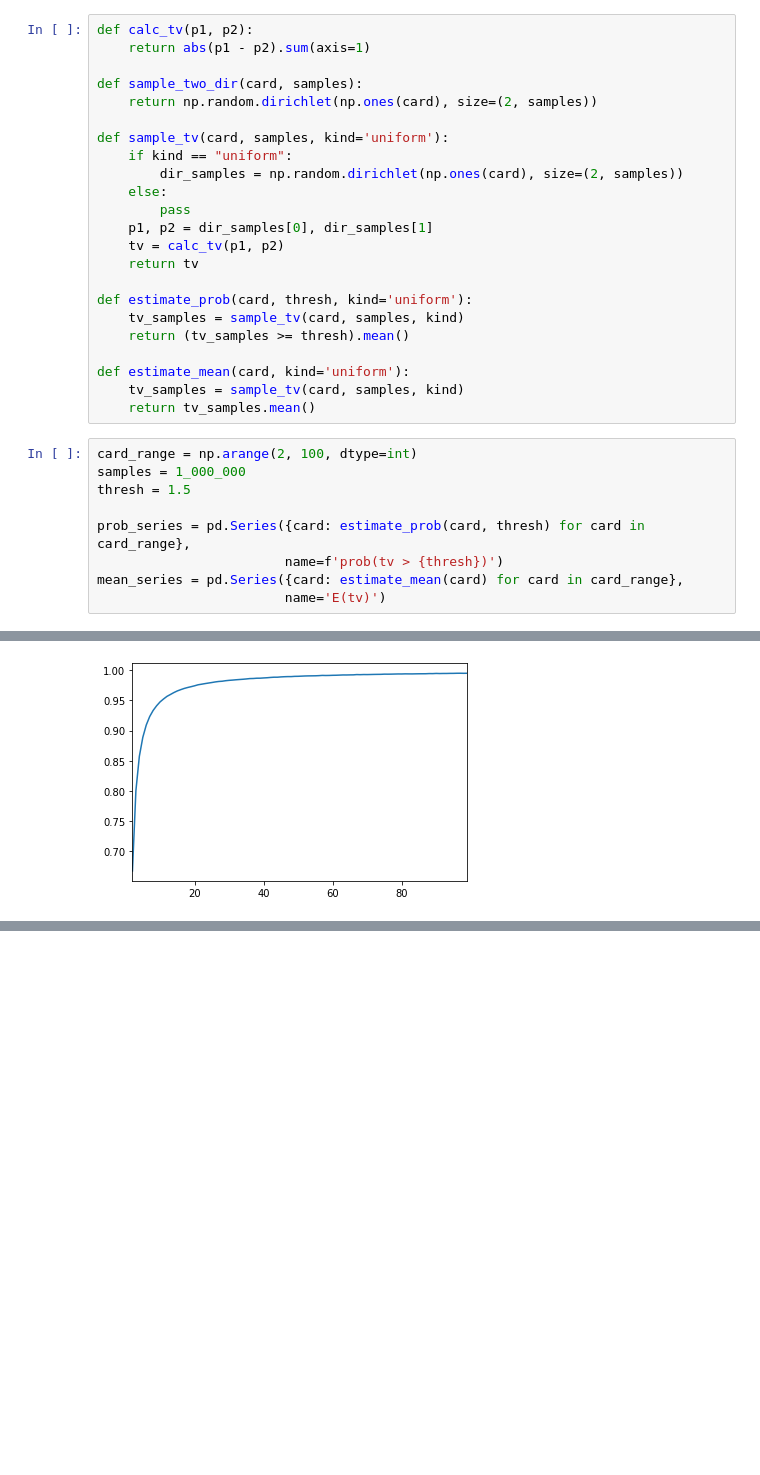
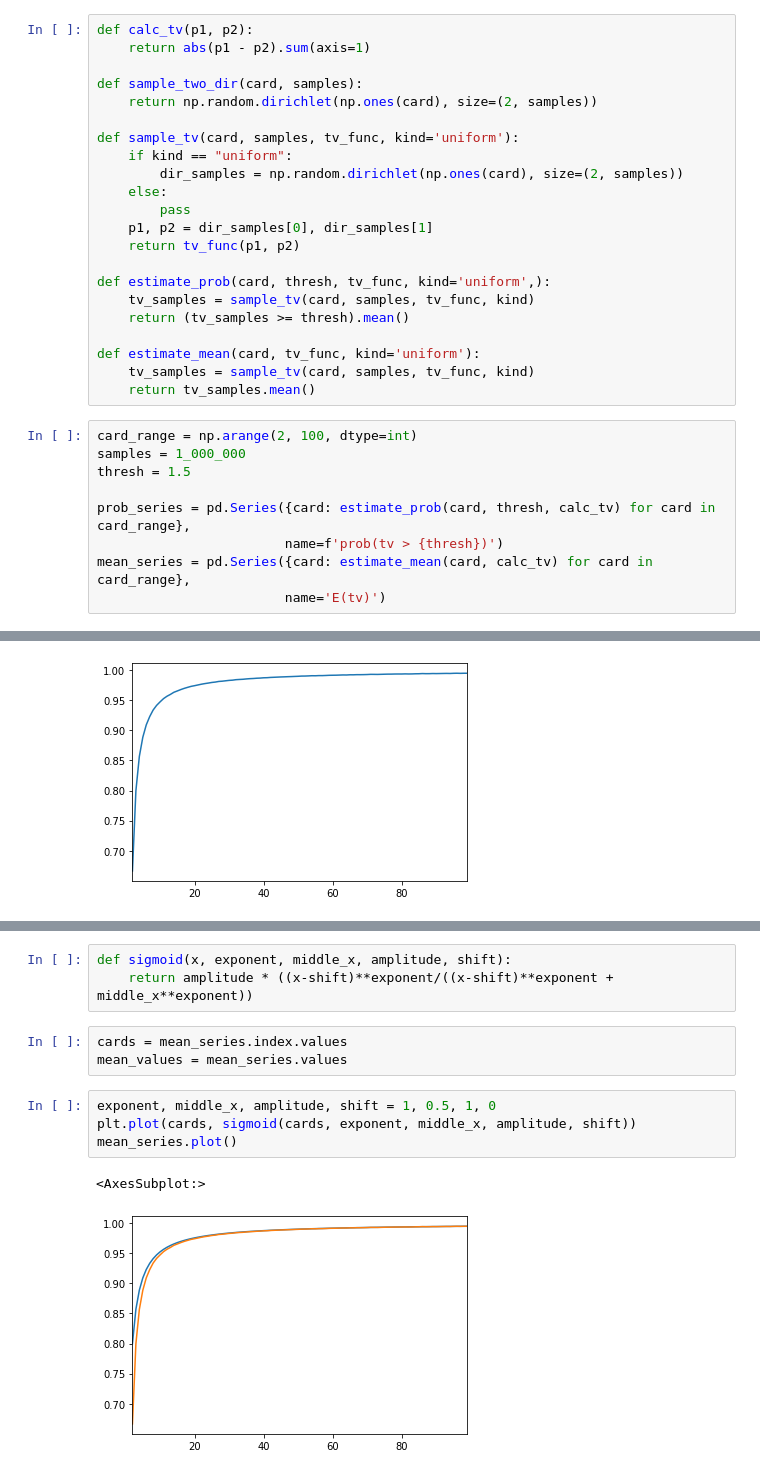
Before and after one commit to miloiturra/data_visualizations, a Jupyter notebook: notebooks/categorical_distance.ipynb, the cells around one changed output, grey strips where cells are left out. Cells and saved outputs as stored; diff of their text form; blank space fills up the shorter version.

```diff
--- a/notebooks/categorical_distance.ipynb
+++ b/notebooks/categorical_distance.ipynb
@@ -15,30 +17,29 @@ def calc_tv(p1, p2):
 def sample_two_dir(card, samples):
     return np.random.dirichlet(np.ones(card), size=(2, samples))
 
-def sample_tv(card, samples, kind='uniform'):
+def sample_tv(card, samples, tv_func, kind='uniform'):
     if kind == "uniform":
         dir_samples = np.random.dirichlet(np.ones(card), size=(2, samples))
     else:
         pass
     p1, p2 = dir_samples[0], dir_samples[1]
-    tv = calc_tv(p1, p2)
-    return tv
+    return tv_func(p1, p2)
 
-def estimate_prob(card, thresh, kind='uniform'):
-    tv_samples = sample_tv(card, samples, kind)
+def estimate_prob(card, thresh, tv_func, kind='uniform',):
+    tv_samples = sample_tv(card, samples, tv_func, kind)
     return (tv_samples >= thresh).mean()
 
-def estimate_mean(card, kind='uniform'):
-    tv_samples = sample_tv(card, samples, kind)
+def estimate_mean(card, tv_func, kind='uniform'):
+    tv_samples = sample_tv(card, samples, tv_func, kind)
     return tv_samples.mean()
 # %%
 card_range = np.arange(2, 100, dtype=int)
 samples = 1_000_000
 thresh = 1.5
 
-prob_series = pd.Series({card: estimate_prob(card, thresh) for card in card_range},
+prob_series = pd.Series({card: estimate_prob(card, thresh, calc_tv) for card in card_range},
                         name=f'prob(tv > {thresh})')
-mean_series = pd.Series({card: estimate_mean(card) for card in card_range},
+mean_series = pd.Series({card: estimate_mean(card, calc_tv) for card in card_range},
                         name='E(tv)')
 # %%
 prob_series.plot()
@@ -52,0 +56,13 @@ mean_series.plot()
+# %%
+def sigmoid(x, exponent, middle_x, amplitude, shift):
+    return amplitude * ((x-shift)**exponent/((x-shift)**exponent + middle_x**exponent))
+# %%
+cards = mean_series.index.values
+mean_values = mean_series.values
+# %%
+exponent, middle_x, amplitude, shift = 1, 0.5, 1, 0
+plt.plot(cards, sigmoid(cards, exponent, middle_x, amplitude, shift))
+mean_series.plot()
+# %% [output]
+<AxesSubplot:>
+[figure, added]
```
Also changed, not shown: parts of 10 cells of this notebook, 3 other files.
